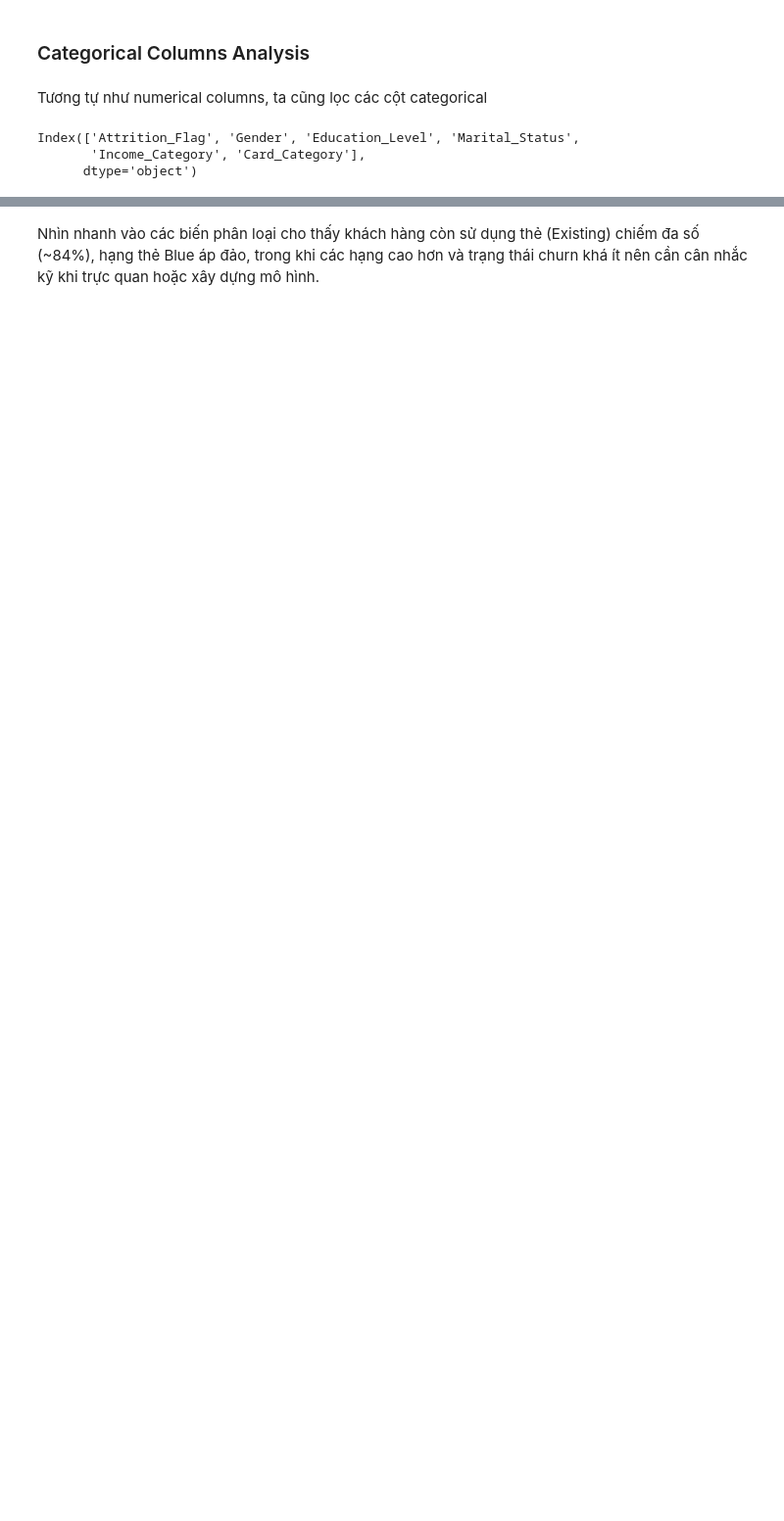
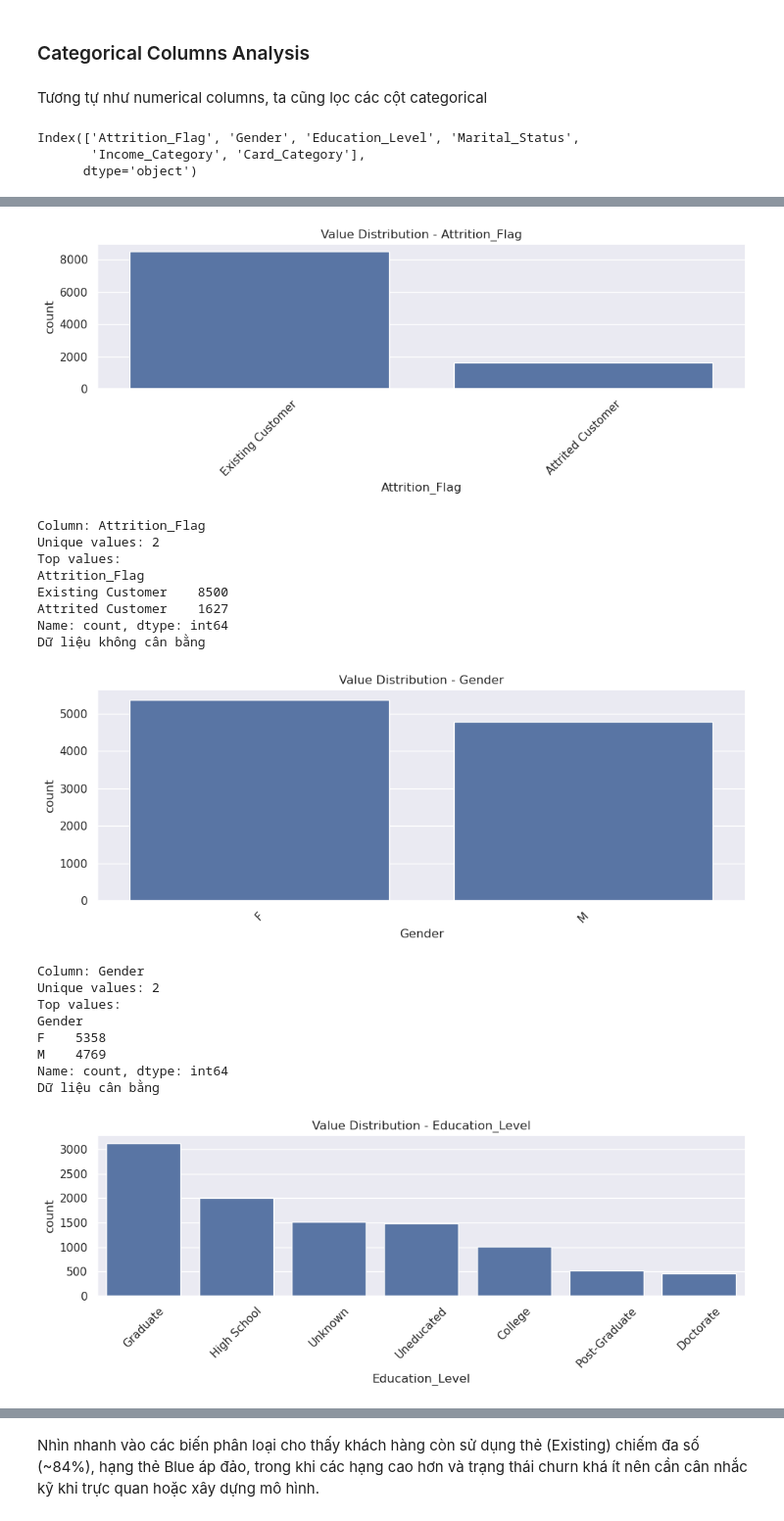
Before and after one commit to Khoa-Neee/P4DS_Final-Project, a Jupyter notebook: main.ipynb, the cells around one changed output, grey strips where cells are left out. Shown at 98% size. Drawn from its saved outputs; the diff is of its cells as text; code cells hidden in the pictures; blank space fills up the shorter version.

```diff
--- a/main.ipynb
+++ b/main.ipynb
@@ -403,8 +390,6 @@ stats
 num_summary_rows = []
 for col in numerical_cols:
     s = df[col]
-    missing = s.isna().sum()
-    missing_pct = round(missing/len(s)*100,2)
     mean_val = s.mean()
     min_val = s.min()
     q1 = s.quantile(0.25)
@@ -413,8 +398,6 @@ for col in numerical_cols:
     max_val = s.max()
     num_summary_rows.append({
         'column': col,
-        'num_missing': missing,
-        'missing_%': missing_pct,
         'mean': mean_val,
         'min': min_val,
         'q1': q1,
@@ -445,16 +429,14 @@ num_summary_df
 # %%
-# IQR outlier detection
 outlier_rows = []
+outliers = []
 for col in numerical_cols:
     s = df[col].dropna()
-    if s.nunique() < 5:
-        continue
     q1, q3 = s.quantile([0.25,0.75])
     iqr = q3 - q1
     lower, upper = q1 - 1.5*iqr, q3 + 1.5*iqr
     mask = (s < lower) | (s > upper)
+    outliers.append(s[mask].values)
     outlier_rows.append({"column": col, "outliers": mask.sum(), "percent": round(mask.sum()/len(s)*100,2)})
-
 pd.DataFrame(outlier_rows)
 # %% [output]
 |  | column | outliers | percent |
@@ -525,10 +530,0 @@ cat_summary_df
-# %%
-for col in categorical_cols:
-    vc = df[col].value_counts(dropna=False)
-    if vc.shape[0] <= 15:
-        plt.figure(figsize=(6,3))
-        sns.barplot(x=vc.index.astype(str), y=vc.values)
-        plt.title(f'Phân bố {col}')
-        plt.xticks(rotation=45, ha='right')
-        plt.tight_layout()
-        plt.show()
@@ -541,0 +535,57 @@ for col in categorical_cols:
+# %%
+summary = []
+
+for col in categorical_cols:
+    s = df[col]
+
+    # 1. Số lượng giá trị distinct
+    unique_count = s.nunique()
+
+    # 2. Top 10 giá trị frequent
+    top_values = s.value_counts().head(10)
+
+    summary.append({
+        "column": col,
+        "unique_values": unique_count,
+        "top_values": top_values.to_dict()
+    })
+
+    # 3. Visualization
+    plt.figure(figsize=(10, 4))
+    sns.countplot(x=s, order=s.value_counts().index)
+    plt.title(f"Value Distribution - {col}")
+    plt.xticks(rotation=45)
+    plt.tight_layout()
+    plt.show()
+
+    print(f"\nColumn: {col}")
+    print(f"Unique values: {unique_count}")
+    print(f"Top values:\n{top_values}")
+
+    max_ratio = top_values.iloc[0] / len(s)
+    if max_ratio > 0.6:
+        print("Dữ liệu không cân bằng\n")
+    else:
+        print("Dữ liệu cân bằng\n")
+
+pd.DataFrame(summary)
+# %% [output]
+[figure, added]
+Column: Attrition_Flag
+Unique values: 2
+Top values:
+Attrition_Flag
+Existing Customer    8500
+Attrited Customer    1627
+Name: count, dtype: int64
+Dữ liệu không cân bằng
+[figure, added]
+Column: Gender
+Unique values: 2
+Top values:
+Gender
+F    5358
+M    4769
+Name: count, dtype: int64
+Dữ liệu cân bằng
+[figure, added]
```
Also changed, not shown: parts of 53 cells of this notebook.
